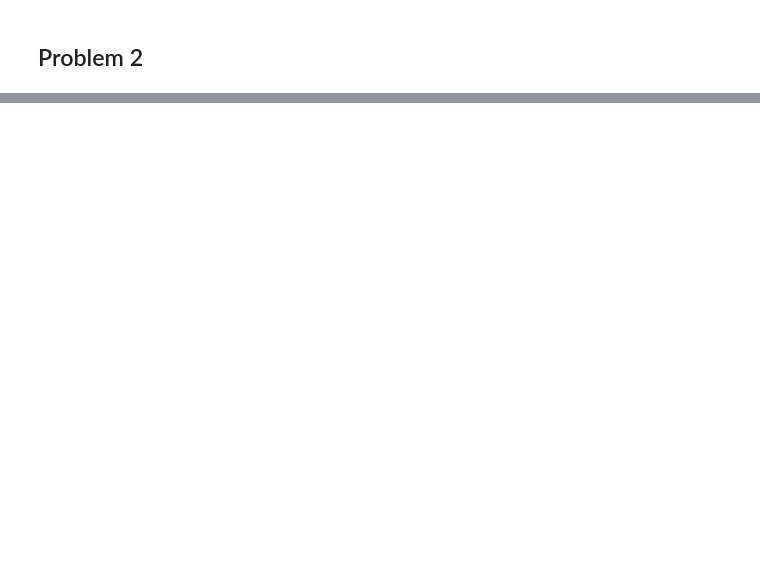
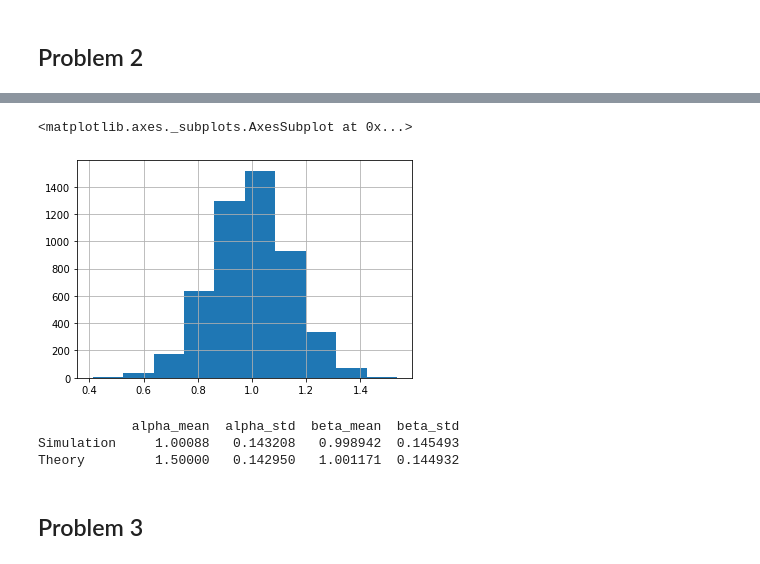
Before and after one commit to KangOxford/temp, a Jupyter notebook: PS7.ipynb, the cells around one changed output, grey strips where cells are left out. Drawn from its saved outputs; the diff is of its cells as text; code cells hidden in the pictures; blank space fills up the shorter version.

```diff
--- a/PS7.ipynb
+++ b/PS7.ipynb
@@ -76,0 +193,26 @@ Now, the distribution of x and e are the same, but the corelation coefficient of
+# %%
+df["beta_hat_simulation"].hist()
+# %% [output]
+<matplotlib.axes._subplots.AxesSubplot at 0x...>
+[figure, added]
+# %%
+Dict1 = {
+        "alpha_mean": df["alpha_hat_simulation"].mean(),
+        "alpha_std": df["alpha_hat_simulation"].std(),
+        "beta_mean": df["beta_hat_simulation"].mean(),
+        "beta_std": df["beta_hat_simulation"].std()
+        }
+Dict2 = {
+        "alpha_mean": df["alpha_miu"].mean(),
+        "alpha_std": df["alpha_sigma"].mean(),
+        "beta_mean": df["beta_miu"].mean(),
+        "beta_std": df["beta_sigma"].mean()
+        }
+dfnew = pd.DataFrame([Dict1,Dict2],index = ["Simulation","Theory"])
+print(dfnew)
+# %% [output]
+            alpha_mean  alpha_std  beta_mean  beta_std
+Simulation     1.00088   0.143208   0.998942  0.145493
+Theory         1.50000   0.142950   1.001171  0.144932
+# %% [markdown]
+## Problem 3
```
Also changed, not shown: parts of 33 cells of this notebook.
